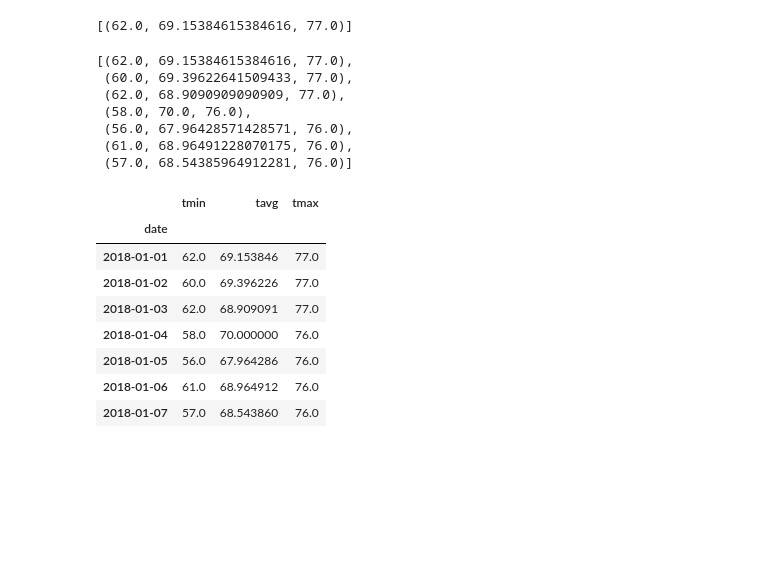
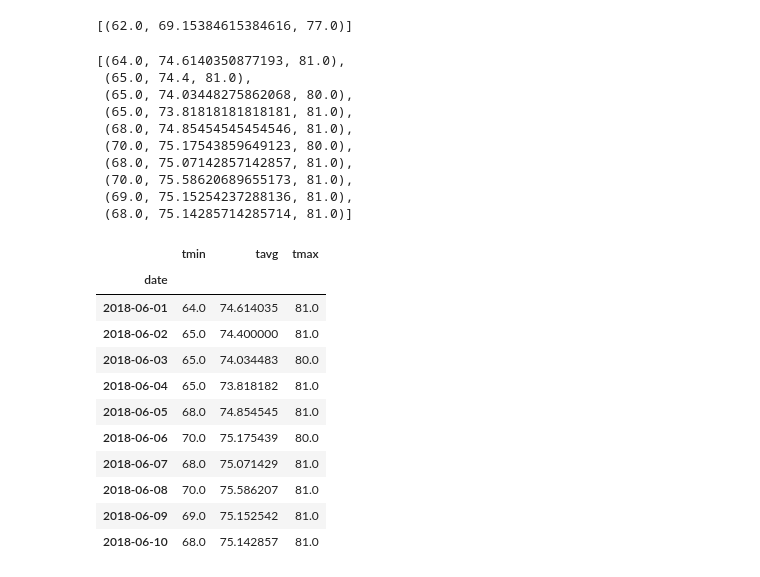
Before and after one commit to kk-deng/SQLAlchemy-Challenge, a Jupyter notebook: climate_starter.ipynb, the cells around one changed output. Cells and saved outputs as stored; diff of their text form; code cells hidden in the pictures; blank space fills up the shorter version.

```diff
--- a/climate_starter.ipynb
+++ b/climate_starter.ipynb
@@ -234,49 +314,52 @@ daily_normals("01-01")
 # %%
 # calculate the daily normals for your trip
 # push each tuple of calculations into a list called `normals`
-days = []
-list_ticks = []
 normals = []
+
 # Set the start and end date of the trip
-trip_start = "2018-01-01"
-trip_end = "2018-01-07"
+trip_start = "2018-06-01"
+trip_end = "2018-06-10"
 
 # Use the start and end date to create a range of dates
 trip_dates = pd.date_range(start=trip_start, end=trip_end)
 
 # Stip off the year and save a list of %m-%d strings
-for date in trip_dates:
-    days.append(date.strftime("%m-%d"))
-    list_ticks.append(date.strftime("%Y-%m-%d"))
+month_day = trip_dates.strftime("%m-%d")
+
 # Loop through the list of %m-%d strings and calculate the normals for each date
-for day in days:
-    normals.append(daily_normals(day)[0])
+for day in month_day:
+    normals.append(*daily_normals(day))
 
 normals
 # %% [output]
-[(62.0, 69.15384615384616, 77.0),
- (60.0, 69.39622641509433, 77.0),
- (62.0, 68.9090909090909, 77.0),
- (58.0, 70.0, 76.0),
- (56.0, 67.96428571428571, 76.0),
- (61.0, 68.96491228070175, 76.0),
- (57.0, 68.54385964912281, 76.0)]
+[(64.0, 74.6140350877193, 81.0),
+ (65.0, 74.4, 81.0),
+ (65.0, 74.03448275862068, 80.0),
+ (65.0, 73.81818181818181, 81.0),
+ (68.0, 74.85454545454546, 81.0),
+ (70.0, 75.17543859649123, 80.0),
+ (68.0, 75.07142857142857, 81.0),
+ (70.0, 75.58620689655173, 81.0),
+ (69.0, 75.15254237288136, 81.0),
+ (68.0, 75.14285714285714, 81.0)]
 # %%
 # Load the previous query results into a Pandas DataFrame and add the `trip_dates` range as the `date` index
-df_1 = pd.DataFrame(trip_dates, columns=["date"])
-df_2 = pd.DataFrame(normals, columns=["tmin", "tavg", "tmax"])
-df_trip = pd.merge(df_1, df_2, left_index=True, right_index=True)
+df_trip = pd.DataFrame(normals, columns=["tmin", "tavg", "tmax"])
+df_trip["date"] = trip_dates
 df_trip.set_index("date", inplace = True)
 df_trip
 # %% [output]
 |  | tmin | tavg | tmax |
 | date |  |  |  |
-| 2018-01-01 | 62.0 | 69.153846 | 77.0 |
-| 2018-01-02 | 60.0 | 69.396226 | 77.0 |
-| 2018-01-03 | 62.0 | 68.909091 | 77.0 |
-| 2018-01-04 | 58.0 | 70.000000 | 76.0 |
-| 2018-01-05 | 56.0 | 67.964286 | 76.0 |
-| 2018-01-06 | 61.0 | 68.964912 | 76.0 |
-| 2018-01-07 | 57.0 | 68.543860 | 76.0 |
+| 2018-06-01 | 64.0 | 74.614035 | 81.0 |
+| 2018-06-02 | 65.0 | 74.400000 | 81.0 |
+| 2018-06-03 | 65.0 | 74.034483 | 80.0 |
+| 2018-06-04 | 65.0 | 73.818182 | 81.0 |
+| 2018-06-05 | 68.0 | 74.854545 | 81.0 |
+| 2018-06-06 | 70.0 | 75.175439 | 80.0 |
+| 2018-06-07 | 68.0 | 75.071429 | 81.0 |
+| 2018-06-08 | 70.0 | 75.586207 | 81.0 |
+| 2018-06-09 | 69.0 | 75.152542 | 81.0 |
+| 2018-06-10 | 68.0 | 75.142857 | 81.0 |
 # %%
 # Plot the daily normals as an area plot with `stacked=False`
```
Also changed, not shown: parts of 17 cells of this notebook, 4 other files.
